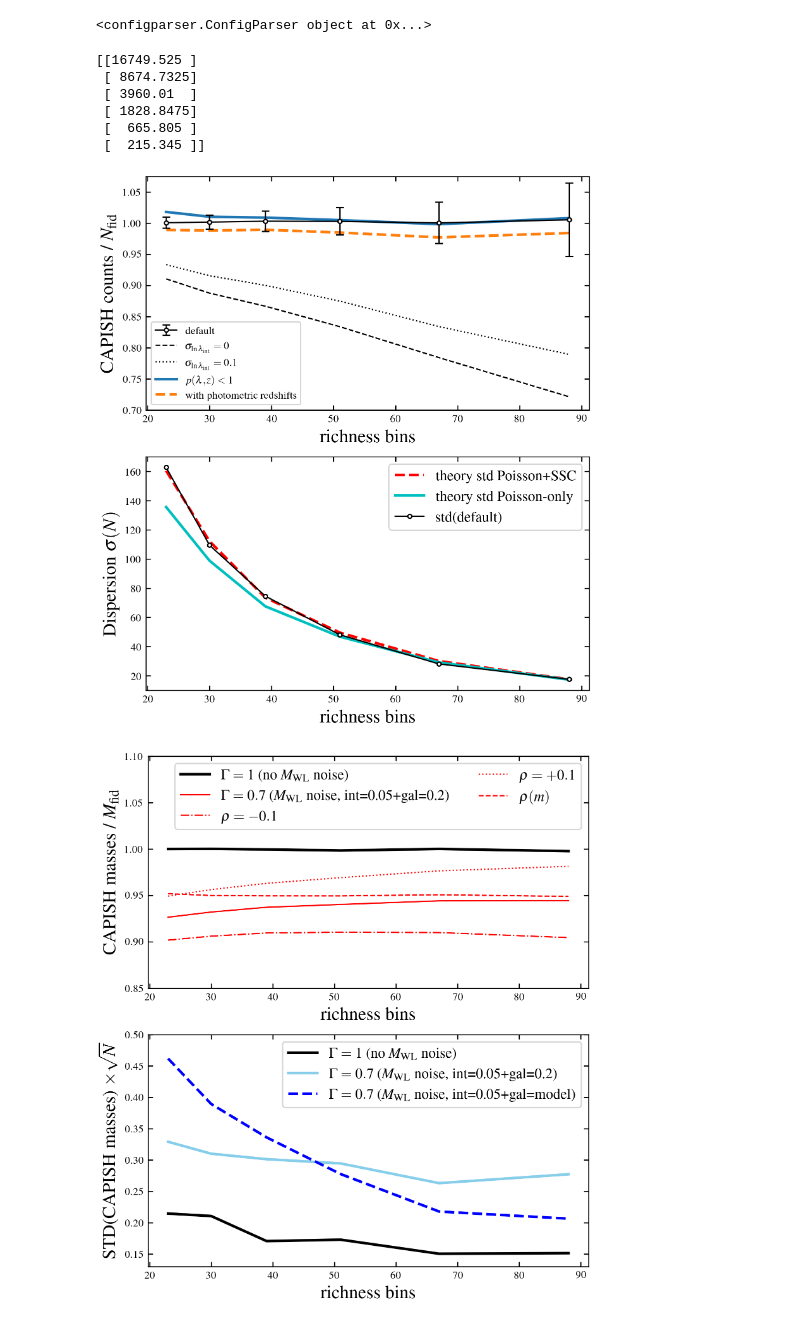
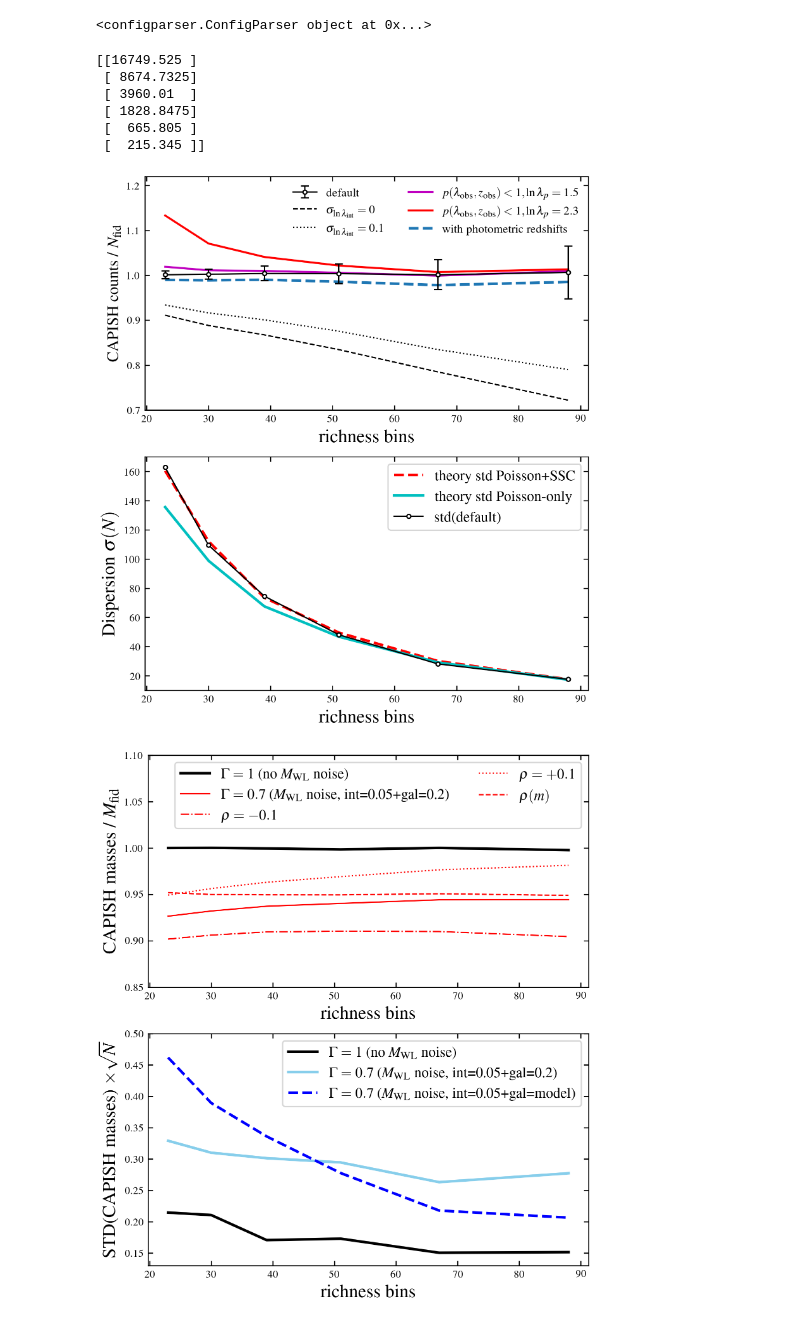
Before and after one commit to calumhrmurray/capish, a Jupyter notebook: validation_capish_comparison_to_standard_approach/fid_tutorial_capish_outputs_richness_redshift_bins.ipynb, the cells around one changed output. Drawn from its saved outputs; the diff is of its cells as text; code cells hidden in the pictures.

```diff
--- a/validation_capish_comparison_to_standard_approach/fid_tutorial_capish_outputs_richness_redshift_bins.ipynb
+++ b/validation_capish_comparison_to_standard_approach/fid_tutorial_capish_outputs_richness_redshift_bins.ipynb
@@ -76,6 +79,7 @@ Sij = SSC.compute_theoretical_Sij([[0.2, 0.6]], cosmo_fid, fsky, S_ij_type = 'fu
 var_th = Nfid + Nfid **2 * bfid **2 * Sij[0]
 # %%
 plt.figure(figsize=(6,7))
+plt.subplots_adjust(wspace=0.)
 plt.subplot(211)
 
 
@@ -85,6 +89,7 @@ std_default_capish = np.std(
 res_default_capish_10 = np.mean(np.array(load('./capish_sims_at_fiducial_cosmology/default_capish_Gamma_1.0_noWL_noise.pkl'))[200:400,0], axis=0)
 res_photoz = np.mean(np.array(load('./capish_sims_at_fiducial_cosmology/with_photoz.pkl'))[:,0], axis=0)
 not_pure = np.mean(np.array(load('./capish_sims_at_fiducial_cosmology/not_pure.pkl'))[:,0], axis=0)
+not_pure_worse = np.mean(np.array(load('./capish_sims_at_fiducial_cosmology/not_pure_worse.pkl'))[:,0], axis=0)
 no_sigma_lamda = np.mean(np.array(load('./capish_sims_at_fiducial_cosmology/default_capish_Gamma_1.0_noWL_noise_no_sigmalambda.pkl'))[:,0], axis=0)
 print(no_sigma_lamda)
 small_sigma_lamda = np.mean(np.array(load('./capish_sims_at_fiducial_cosmology/default_capish_Gamma_1.0_noWL_noise_smaller_sigmalambda.pkl'))[:,0], axis=0)
@@ -92,39 +97,40 @@ small_sigma_lamda = np.mean(np.array(load('./capish_sims_at_fiducial_cosmology/d
 #not_pure_not_complete = np.mean(np.array(load('./capish_sims_at_fiducial_cosmology/not_pure_and_incomplete.pkl'))[:,0], axis=0)
 plt.errorbar(ClusterAbundanceObject.richness_centers, (res_default_capish_10[:,0])/Nfid[:,0],
             std_default_capish[:,0]/Nfid[:,0], capsize=3, markerfacecolor='w',  c='k', linewidth=1, fmt = '-', marker='o', markersize=3, label=r'default')
 plt.errorbar(ClusterAbundanceObject.richness_centers, (no_sigma_lamda[:,0] )/Nfid[:,0], c='k',fmt='--', lw=1, label = r'$\sigma_{\rm \ln\lambda_{\rm int}}=0$')
 plt.errorbar(ClusterAbundanceObject.richness_centers, (small_sigma_lamda[:,0] )/Nfid[:,0],c='k', fmt=':', lw=1, label = r'$\sigma_{\rm \ln\lambda_{\rm int}}=0.1$')
-plt.errorbar(ClusterAbundanceObject.richness_centers, (not_pure )/Nfid, lw=2, label = r'$p(\lambda, z) < 1$', zorder=0)
+plt.errorbar(ClusterAbundanceObject.richness_centers, (not_pure )/Nfid, lw=1.5, c='m', label = r'$p(\lambda_{\rm obs}, z_{\rm obs}) < 1, \ln\lambda_p = 1.5$', zorder=0)
+plt.errorbar(ClusterAbundanceObject.richness_centers, (not_pure_worse )/Nfid, lw=1.5, c='r', label = r'$p(\lambda_{\rm obs}, z_{\rm obs}) < 1, \ln\lambda_p = 2.3$', zorder=0)
 #plt.plot(ClusterAbundanceObject.richness_centers, (not_complete)/Nfid, '--b', lw=2,label = r'$c(m,z) < 1$')
 #plt.plot(ClusterAbundanceObject.richness_centers, (not_pure_not_complete)/Nfid, '-b', lw=2,
 #                                                     label = r'$p(\lambda, z) < 1 \& c(m,z) < 1$')
 plt.errorbar(ClusterAbundanceObject.richness_centers, (res_photoz)/Nfid,fmt='--', zorder=0, lw=2,label = 'with photometric redshifts')
-plt.ylim(0.7, 1+0.075)
+plt.ylim(0.7, 1.22)
 plt.xlabel('richness bins', fontsize=14)
-plt.ylabel(r'CAPISH counts / $N_{\rm fid}$', fontsize=14)
-plt.legend()
-
+plt.ylabel(r'CAPISH counts / $N_{\rm fid}$', fontsize=12)
+plt.legend(ncols=2,
+           fontsize=9, frameon=False)
 plt.subplot(212)
 plt.errorbar(ClusterAbundanceObject.richness_centers, std_default_capish, markerfacecolor='w',
              c='k', lw=1,  fmt = '-', marker='o', markersize=3, label = 'std(default)', zorder=10)
 #plt.plot(ClusterAbundanceObject.richness_centers, std_photoz, '-b', lw=3, label = 'std(default)')
 plt.plot(ClusterAbundanceObject.richness_centers, np.sqrt(var_th), '--r', lw=2, label = 'theory std Poisson+SSC')
 plt.plot(ClusterAbundanceObject.richness_centers, np.sqrt(Nfid), '-c', lw=2, label = 'theory std Poisson-only')
 plt.legend(fontsize=11)
 plt.xlabel('richness')
 #plt.ylim(10, 180)
 plt.xlabel('richness bins', fontsize=14)
 plt.ylabel(r'Dispersion $\sigma(N)$', fontsize=14)
 #plt.yscale('log')
 plt.savefig(f'count_bias.png', dpi = 300, bbox_inches='tight',)
 # %% [output]
 [[16749.525 ]
  [ 8674.7325]
  [ 3960.01  ]
  [ 1828.8475]
  [  665.805 ]
  [  215.345 ]]
-[figure, old version]
+[figure, new version]
 # %%
 gamma = 1
 NMfid_gamma, Nth_m = ClusterAbundanceObject.model_mass(params_new, compute_new, adds_new,
```
Also changed, not shown: parts of 2 cells of this notebook, 7 other files.
